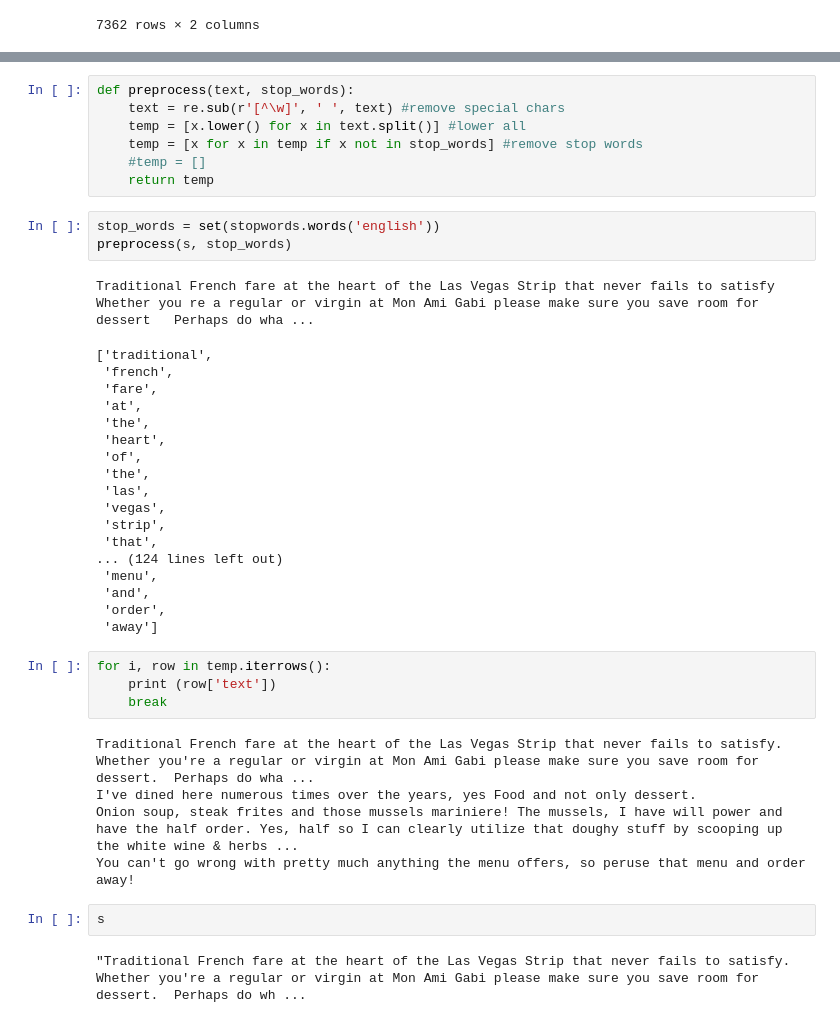
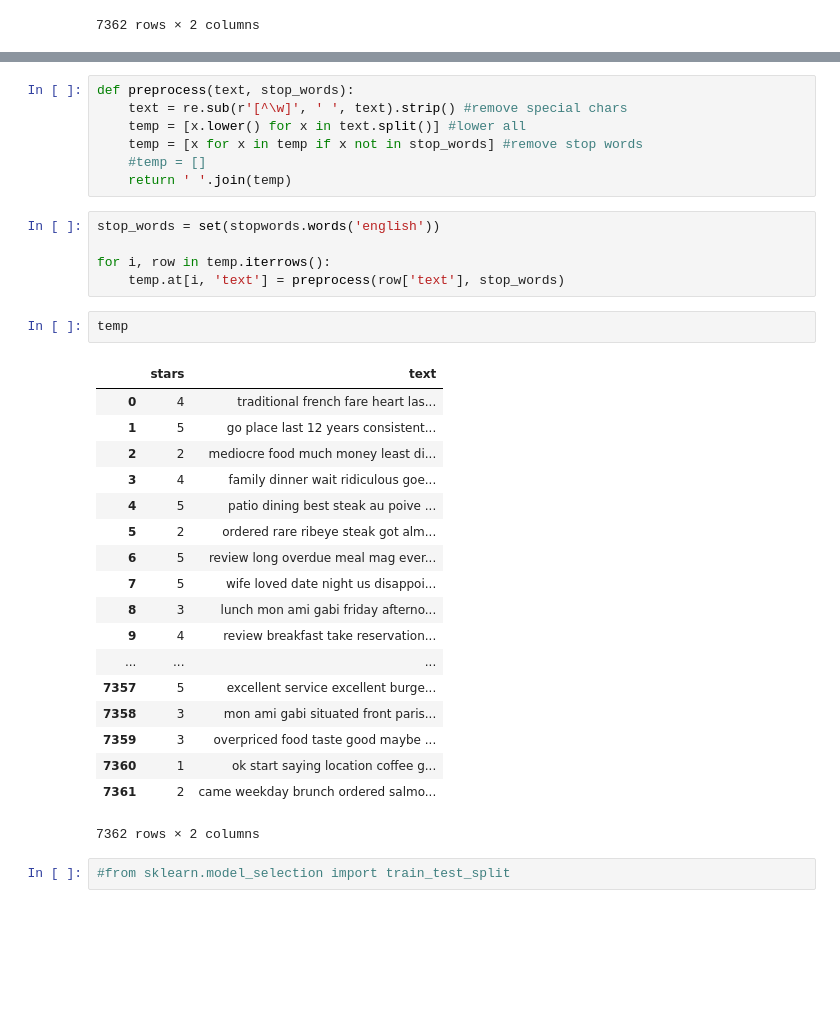
Before and after one commit to ebozkurt93/cs210-yelp, a Jupyter notebook: 4 - Machine Learning.ipynb, the cells around one changed output, grey strips where cells are left out. Saved outputs shown, nothing was run; the diff lists cells and outputs as text; blank space fills up the shorter version.

```diff
--- a/4 - Machine Learning.ipynb
+++ b/4 - Machine Learning.ipynb
@@ -144,42 +192,35 @@ temp
 # %%
 def preprocess(text, stop_words):
-    text = re.sub(r'[^\w]', ' ', text) #remove special chars
+    text = re.sub(r'[^\w]', ' ', text).strip() #remove special chars
     temp = [x.lower() for x in text.split()] #lower all
     temp = [x for x in temp if x not in stop_words] #remove stop words
     #temp = []
-    return temp
+    return ' '.join(temp)
 # %%
 stop_words = set(stopwords.words('english'))
-preprocess(s, stop_words)
+
+for i, row in temp.iterrows():
+    temp.at[i, 'text'] = preprocess(row['text'], stop_words)
-# %% [output]
-Traditional French fare at the heart of the Las Vegas Strip that never fails to satisfy   Whether you re a regular or virgin at Mon Ami Gabi please make sure you save room for dessert   Perhaps do wha ...
-['traditional',
- 'french',
- 'fare',
- 'at',
- 'the',
- 'heart',
- 'of',
- 'the',
- 'las',
- 'vegas',
- 'strip',
- 'that',
-... (124 lines left out)
- 'menu',
- 'and',
- 'order',
- 'away']
-# %%
-for i, row in temp.iterrows():
-    print (row['text'])
-    break
-# %% [output]
-Traditional French fare at the heart of the Las Vegas Strip that never fails to satisfy.  Whether you're a regular or virgin at Mon Ami Gabi please make sure you save room for dessert.  Perhaps do wha ...
-I've dined here numerous times over the years, yes Food and not only dessert.
-Onion soup, steak frites and those mussels mariniere! The mussels, I have will power and have the half order. Yes, half so I can clearly utilize that doughy stuff by scooping up the white wine & herbs ...
-You can't go wrong with pretty much anything the menu offers, so peruse that menu and order away!
-# %%
-s
-# %% [output]
-"Traditional French fare at the heart of the Las Vegas Strip that never fails to satisfy.  Whether you're a regular or virgin at Mon Ami Gabi please make sure you save room for dessert.  Perhaps do wh ...
+# %%
+temp
+# %% [output]
+|  | stars | text |
+| 0 | 4 | traditional french fare heart las... |
+| 1 | 5 | go place last 12 years consistent... |
+| 2 | 2 | mediocre food much money least di... |
+| 3 | 4 | family dinner wait ridiculous goe... |
+| 4 | 5 | patio dining best steak au poive ... |
+| 5 | 2 | ordered rare ribeye steak got alm... |
+| 6 | 5 | review long overdue meal mag ever... |
+| 7 | 5 | wife loved date night us disappoi... |
+| 8 | 3 | lunch mon ami gabi friday afterno... |
+| 9 | 4 | review breakfast take reservation... |
+| ... | ... | ... |
+| 7357 | 5 | excellent service excellent burge... |
+| 7358 | 3 | mon ami gabi situated front paris... |
+| 7359 | 3 | overpriced food taste good maybe ... |
+| 7360 | 1 | ok start saying location coffee g... |
+| 7361 | 2 | came weekday brunch ordered salmo... |
+7362 rows × 2 columns
+# %%
+#from sklearn.model_selection import train_test_split
```
Also changed, not shown: parts of 8 cells of this notebook.
